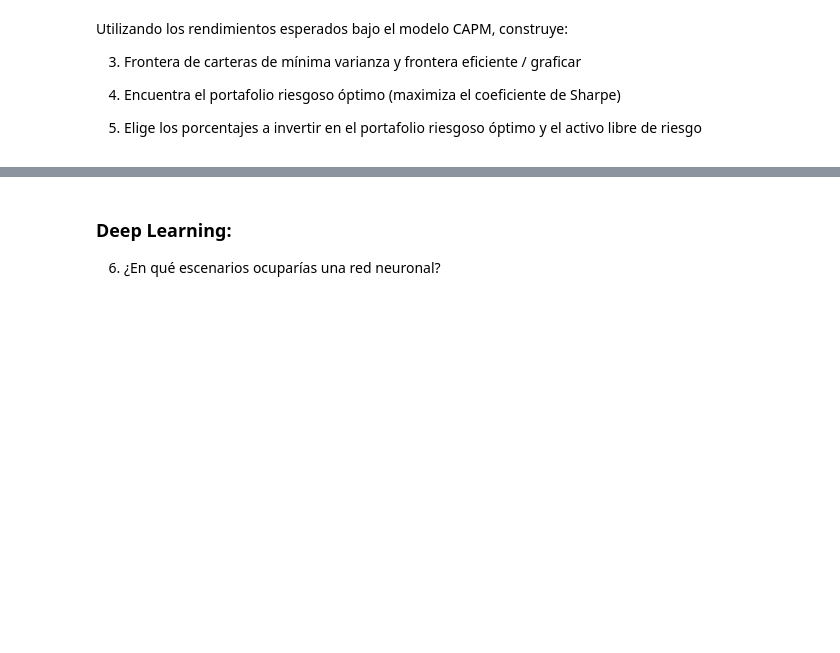
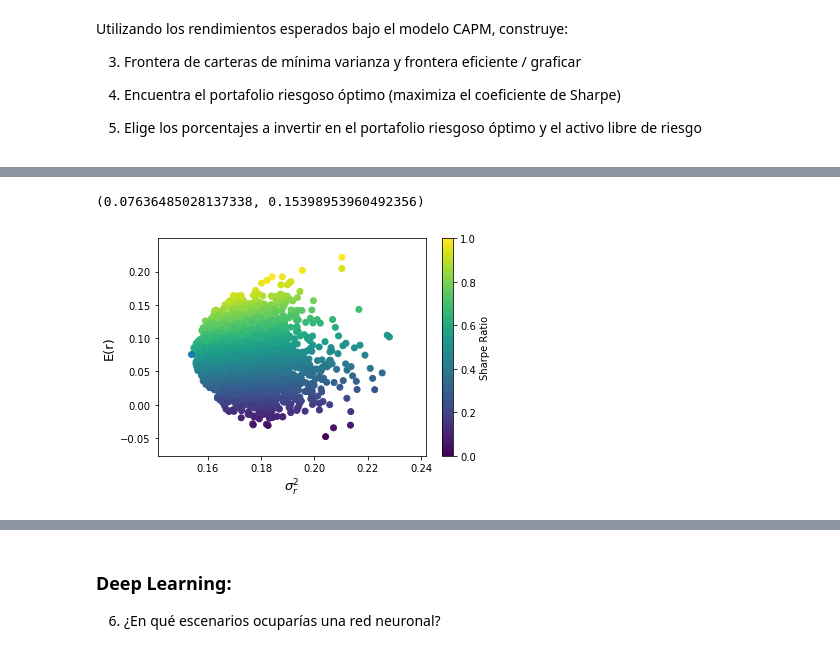
Before and after one commit to Fegrodz/Finanzas, a Jupyter notebook: Exa_final.ipynb, the cells around one changed output, grey strips where cells are left out. Saved outputs shown, nothing was run; the diff lists cells and outputs as text; code cells hidden in the pictures; blank space fills up the shorter version.

```diff
--- a/Exa_final.ipynb
+++ b/Exa_final.ipynb
@@ -130,0 +160,16 @@ Utilizando los rendimientos esperados bajo el modelo CAPM, construye:
+# %%
+# Creamos la frontera eficiente
+from scipy.optimize import minimize
+
+N, M = rend.shape
+w0  = np.random.randn(M)
+
+def sum_weights(weights):
+    return weights.sum() - 1 # == 0
+
+constraints = [
+    {"type": "eq", "fun": sum_weights}
+]
+
+port0 = minimize(port_vol, w0, constraints=constraints, args=rend)
+port0
@@ -130,0 +188,15 @@ Utilizando los rendimientos esperados bajo el modelo CAPM, construye:
+# %%
+# En este caso el elemento que minimiza la varianza es wp0
+wp0 = port0.x
+port_rend(wp0, rend), port_vol(wp0, rend)
+# %% [output]
+(0.07636485028137338, 0.15398953960492356)
+# %%
+sharpe_ratio = rend_sim / vol_sim
+plt.scatter(vol_sim, rend_sim, c=sharpe_ratio)
+plt.scatter(port_vol(wp0, rend), port_rend(wp0, rend))
+plt.colorbar(label="Sharpe Ratio")
+plt.xlabel(r"$\sigma^2_r$", fontsize=13)
+plt.ylabel("E(r)", fontsize=13);
+# %% [output]
+[figure, added]
```
Also changed, not shown: parts of 36 cells of this notebook.
